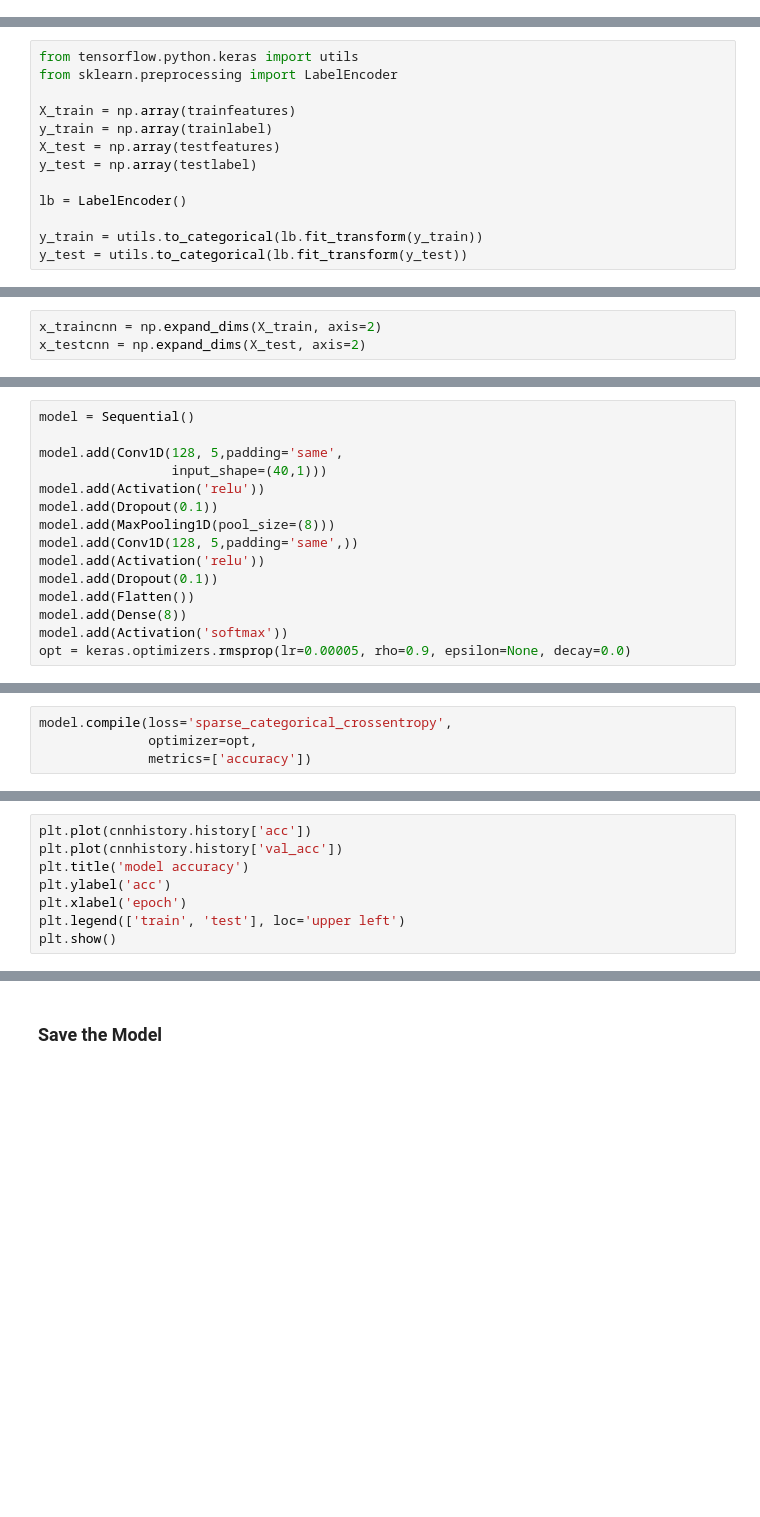
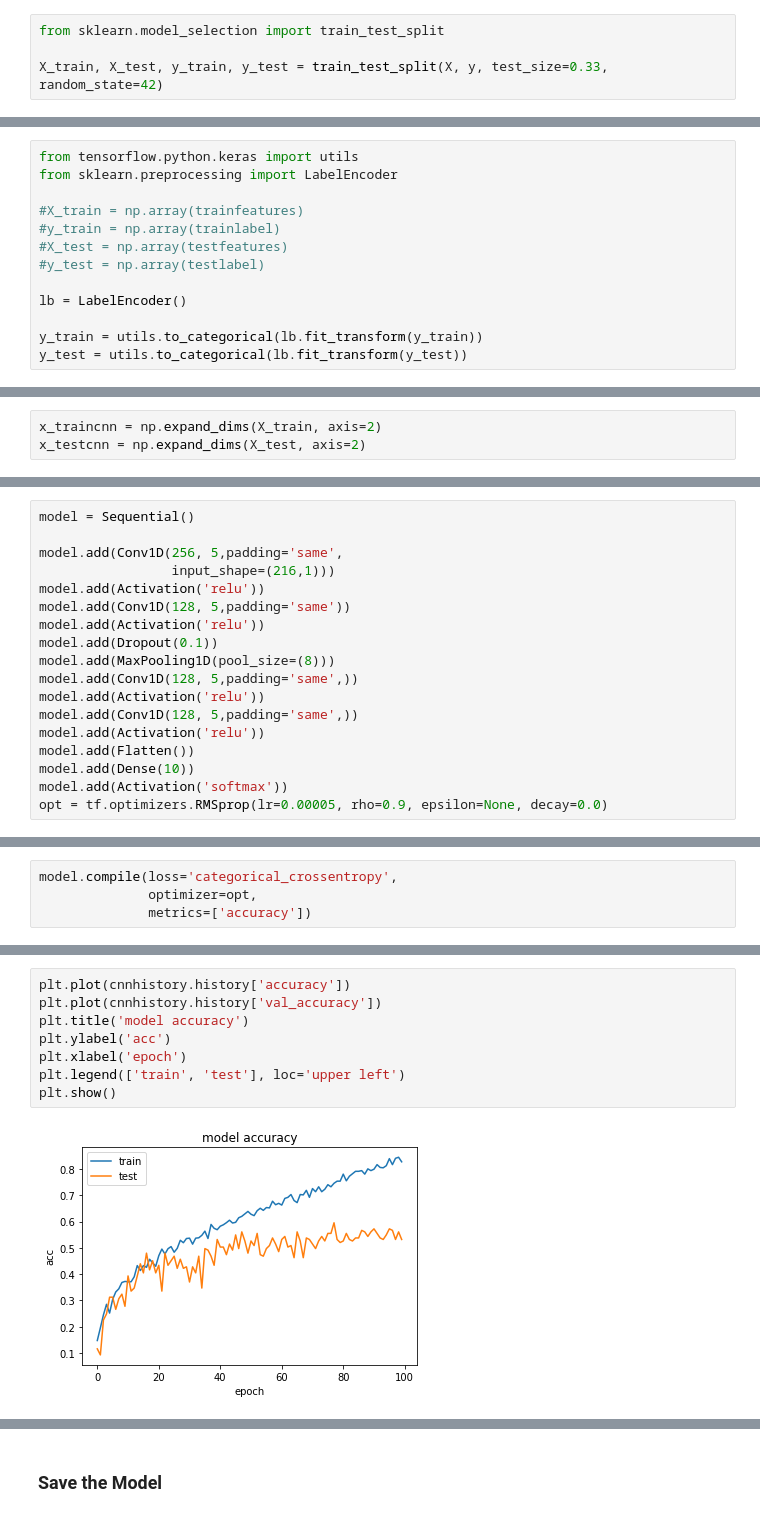
Before and after one commit to zengx356/INET-4061-Project, a Jupyter notebook: Project.ipynb, the cells around one changed output, grey strips where cells are left out. Saved outputs shown, nothing was run; the diff lists cells and outputs as text; blank space fills up the shorter version.

```diff
--- a/Project.ipynb
+++ b/Project.ipynb
@@ -224 +290,5 @@ rnewdf = rnewdf.fillna(0)
+# %%
+from sklearn.model_selection import train_test_split
+
+X_train, X_test, y_train, y_test = train_test_split(X, y, test_size=0.33, random_state=42)
 # %%
@@ -236,10 +319,10 @@ testlabel = test.iloc[:, -1:]
 from tensorflow.python.keras import utils
 from sklearn.preprocessing import LabelEncoder
 
-X_train = np.array(trainfeatures)
-y_train = np.array(trainlabel)
-X_test = np.array(testfeatures)
-y_test = np.array(testlabel)
+#X_train = np.array(trainfeatures)
+#y_train = np.array(trainlabel)
+#X_test = np.array(testfeatures)
+#y_test = np.array(testlabel)
 
 lb = LabelEncoder()
 
@@ -261,17 +356,20 @@ x_traincnn.shape, x_testcnn.shape
 # %%
 model = Sequential()
 
-model.add(Conv1D(128, 5,padding='same',
-                 input_shape=(40,1)))
+model.add(Conv1D(256, 5,padding='same',
+                 input_shape=(216,1)))
+model.add(Activation('relu'))
+model.add(Conv1D(128, 5,padding='same'))
 model.add(Activation('relu'))
 model.add(Dropout(0.1))
 model.add(MaxPooling1D(pool_size=(8)))
 model.add(Conv1D(128, 5,padding='same',))
 model.add(Activation('relu'))
-model.add(Dropout(0.1))
+model.add(Conv1D(128, 5,padding='same',))
+model.add(Activation('relu'))
 model.add(Flatten())
-model.add(Dense(8))
+model.add(Dense(10))
 model.add(Activation('softmax'))
-opt = keras.optimizers.rmsprop(lr=0.00005, rho=0.9, epsilon=None, decay=0.0)
+opt = tf.optimizers.RMSprop(lr=0.00005, rho=0.9, epsilon=None, decay=0.0)
 # %%
 model.summary()
@@ -278,5 +394,5 @@ model.summary()
 # %%
-model.compile(loss='sparse_categorical_crossentropy',
+model.compile(loss='categorical_crossentropy',
               optimizer=opt,
               metrics=['accuracy'])
 # %%
@@ -293,8 +429,10 @@ plt.show()
 # %%
-plt.plot(cnnhistory.history['acc'])
-plt.plot(cnnhistory.history['val_acc'])
+plt.plot(cnnhistory.history['accuracy'])
+plt.plot(cnnhistory.history['val_accuracy'])
 plt.title('model accuracy')
 plt.ylabel('acc')
 plt.xlabel('epoch')
 plt.legend(['train', 'test'], loc='upper left')
 plt.show()
+# %% [output]
+[figure, added]
```
Also changed, not shown: parts of 50 cells of this notebook.
